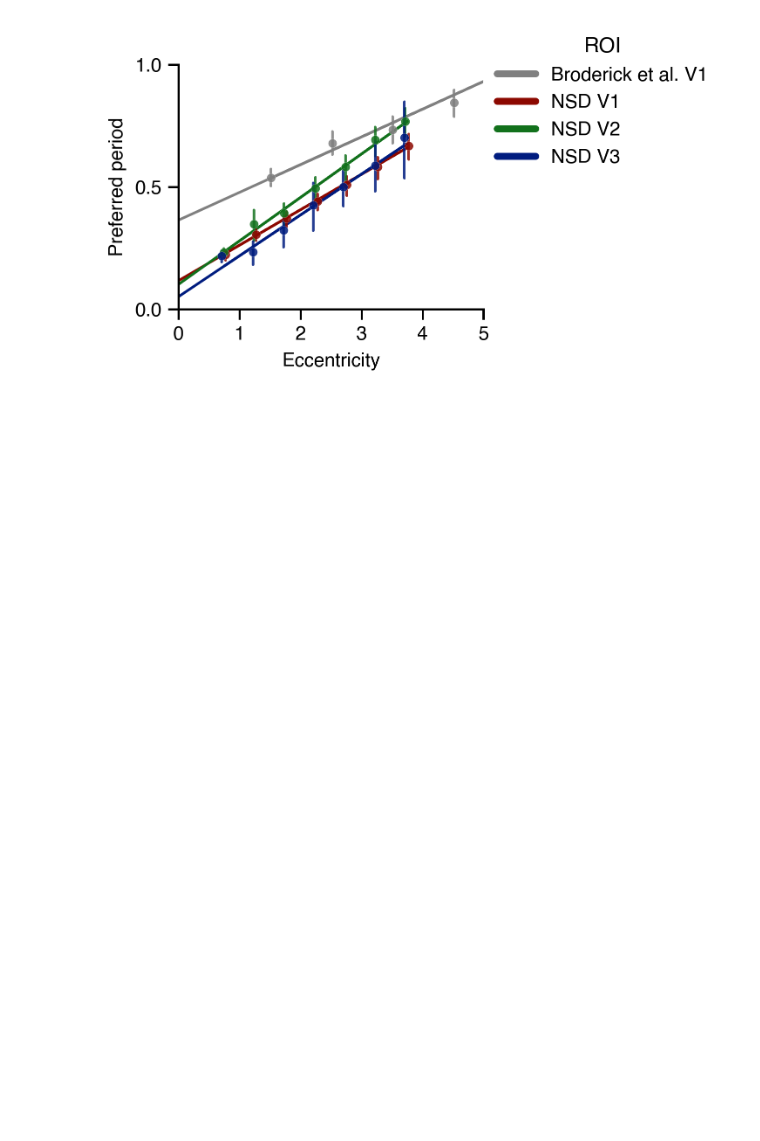
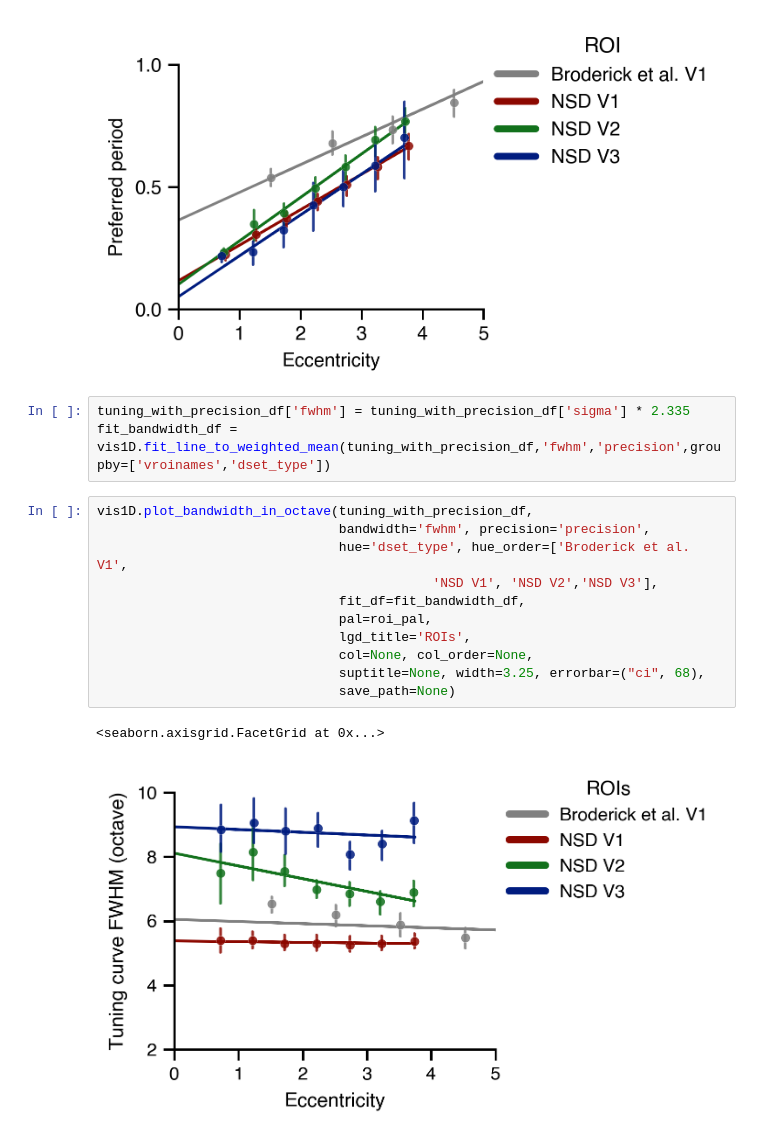
Before and after one commit to JiyeongHa/Spatial-Frequency-Preference_NSDsyn, a Jupyter notebook: notebooks/2.3-plot-tuning-curve-results.ipynb, the cells around one changed output. Drawn from its saved outputs; the diff is of its cells as text; blank space fills up the shorter version.

Commit message:
broderick plot fwhm

```diff
--- a/notebooks/2.3-plot-tuning-curve-results.ipynb
+++ b/notebooks/2.3-plot-tuning-curve-results.ipynb
@@ -297,3 +297,20 @@ g = vis1D.plot_preferred_period(tuning_with_precision_df, fit_df=fit_df,
                                 save_path=None)
 # %% [output]
 [figure]
+# %%
+tuning_with_precision_df['fwhm'] = tuning_with_precision_df['sigma'] * 2.335
+fit_bandwidth_df = vis1D.fit_line_to_weighted_mean(tuning_with_precision_df,'fwhm','precision',groupby=['vroinames','dset_type'])
+# %%
+vis1D.plot_bandwidth_in_octave(tuning_with_precision_df,
+                               bandwidth='fwhm', precision='precision',
+                               hue='dset_type', hue_order=['Broderick et al. V1',
+                                           'NSD V1', 'NSD V2','NSD V3'],
+                               fit_df=fit_bandwidth_df,
+                               pal=roi_pal,
+                               lgd_title='ROIs',
+                               col=None, col_order=None,
+                               suptitle=None, width=3.25, errorbar=("ci", 68),
+                               save_path=None)
+# %% [output]
+<seaborn.axisgrid.FacetGrid at 0x...>
+[figure, added]
```
Also changed, not shown: 2 other files.
